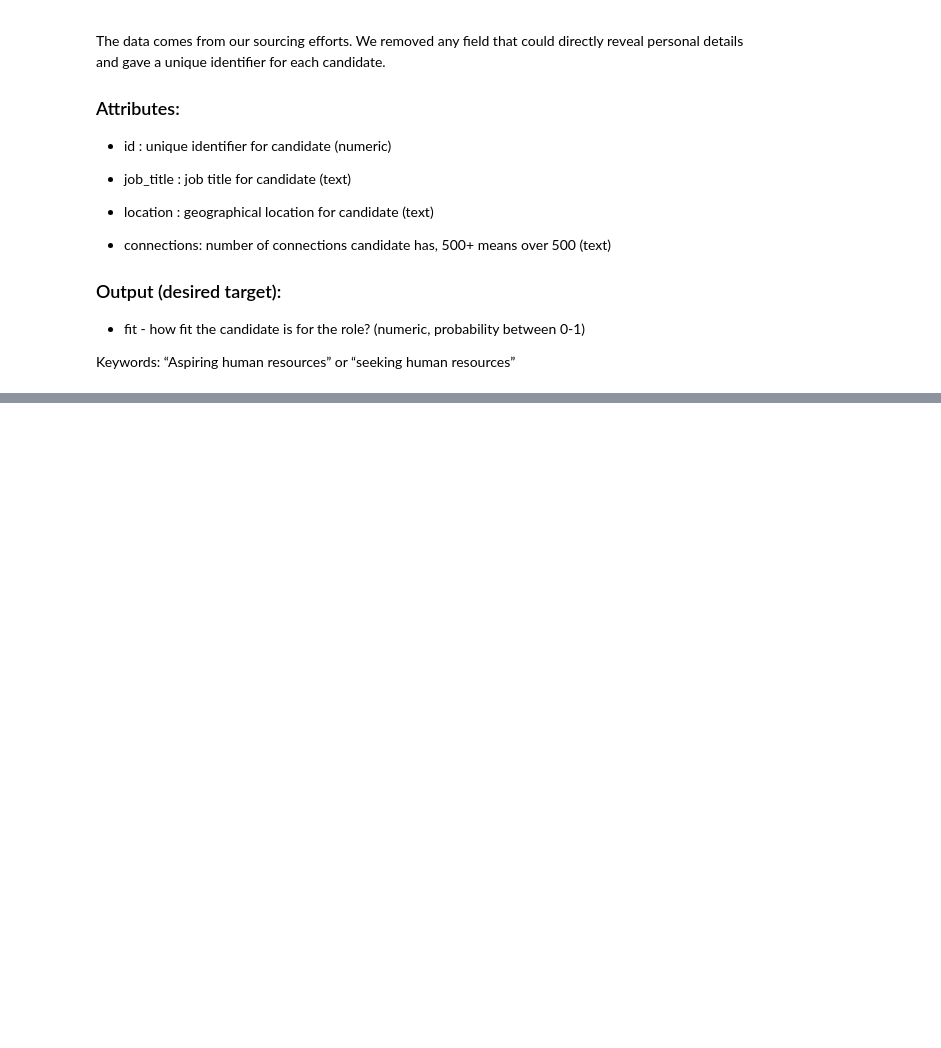
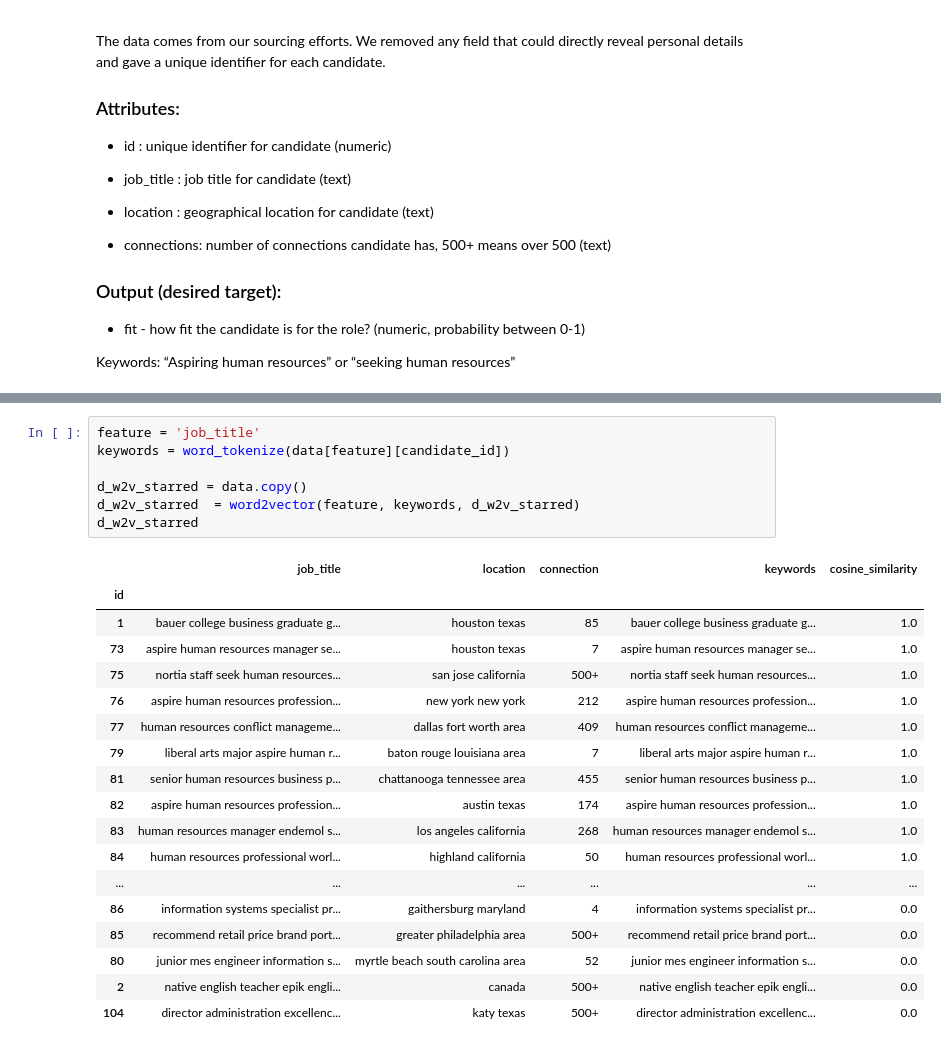
Before and after one commit to NNtorvas/PotentialTalents, a Jupyter notebook: potential_talents_notebook.ipynb, the cells around one changed output, grey strips where cells are left out. Saved outputs shown, nothing was run; the diff lists cells and outputs as text; blank space fills up the shorter version.

```diff
--- a/potential_talents_notebook.ipynb
+++ b/potential_talents_notebook.ipynb
@@ -30,0 +367,26 @@ Keywords: “Aspiring human resources” or “seeking human resources”
+# %%
+feature = 'job_title'
+keywords = word_tokenize(data[feature][candidate_id])
+
+d_w2v_starred = data.copy()
+d_w2v_starred  = word2vector(feature, keywords, d_w2v_starred)
+d_w2v_starred
+# %% [output]
+|  | job_title | location | connection | keywords | cosine_similarity |
+| id |  |  |  |  |  |
+| 1 | bauer college business graduate g... | houston texas | 85 | bauer college business graduate g... | 1.0 |
+| 73 | aspire human resources manager se... | houston texas | 7 | aspire human resources manager se... | 1.0 |
+| 75 | nortia staff seek human resources... | san jose california | 500+ | nortia staff seek human resources... | 1.0 |
+| 76 | aspire human resources profession... | new york new york | 212 | aspire human resources profession... | 1.0 |
+| 77 | human resources conflict manageme... | dallas fort worth area | 409 | human resources conflict manageme... | 1.0 |
+| 79 | liberal arts major aspire human r... | baton rouge louisiana area | 7 | liberal arts major aspire human r... | 1.0 |
+| 81 | senior human resources business p... | chattanooga tennessee area | 455 | senior human resources business p... | 1.0 |
+| 82 | aspire human resources profession... | austin texas | 174 | aspire human resources profession... | 1.0 |
+| 83 | human resources manager endemol s... | los angeles california | 268 | human resources manager endemol s... | 1.0 |
+| 84 | human resources professional worl... | highland california | 50 | human resources professional worl... | 1.0 |
+| ... | ... | ... | ... | ... | ... |
+| 86 | information systems specialist pr... | gaithersburg maryland | 4 | information systems specialist pr... | 0.0 |
+| 85 | recommend retail price brand port... | greater philadelphia area | 500+ | recommend retail price brand port... | 0.0 |
+| 80 | junior mes engineer information s... | myrtle beach south carolina area | 52 | junior mes engineer information s... | 0.0 |
+| 2 | native english teacher epik engli... | canada | 500+ | native english teacher epik engli... | 0.0 |
+| 104 | director administration excellenc... | katy texas | 500+ | director administration excellenc... | 0.0 |
```
Also changed, not shown: parts of 25 cells of this notebook.
